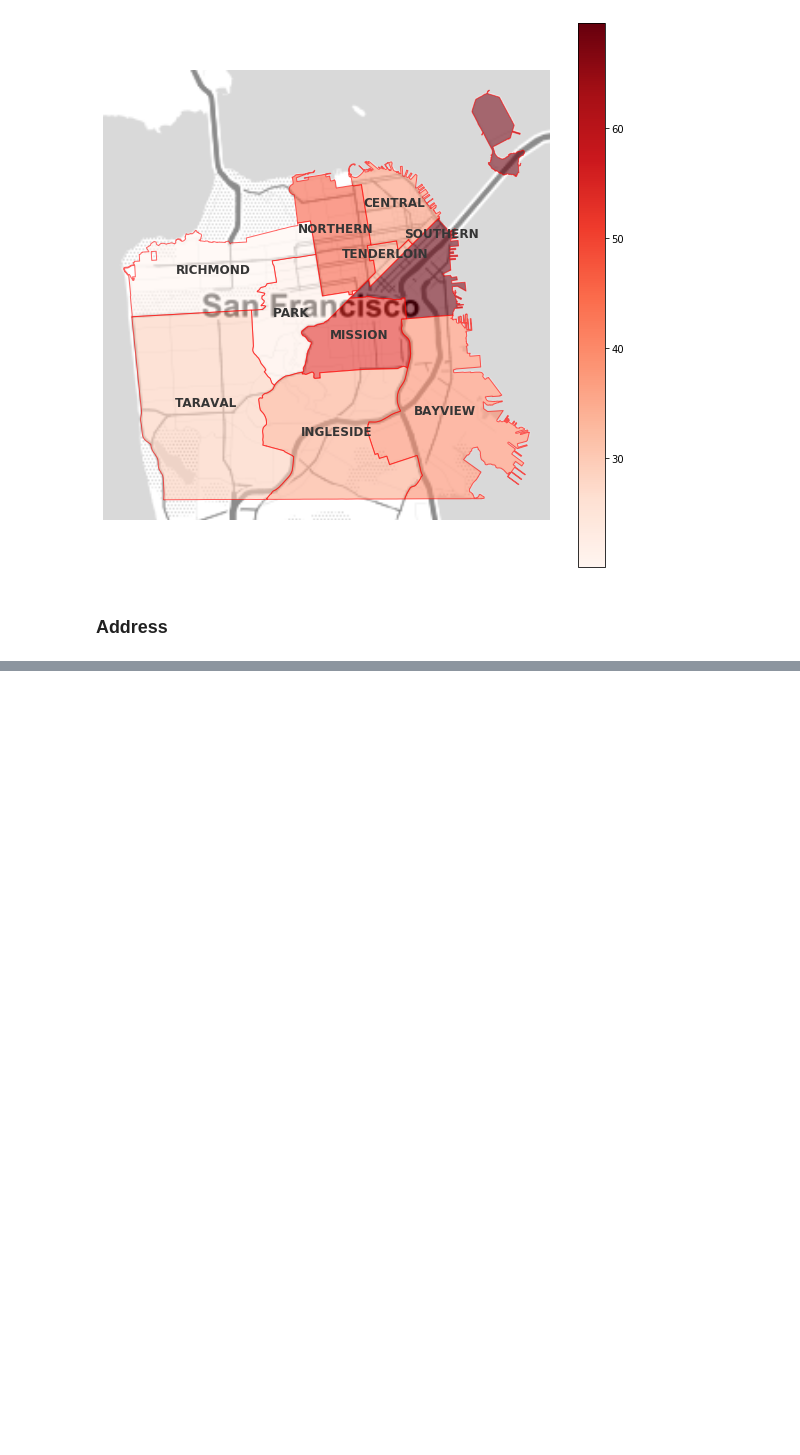
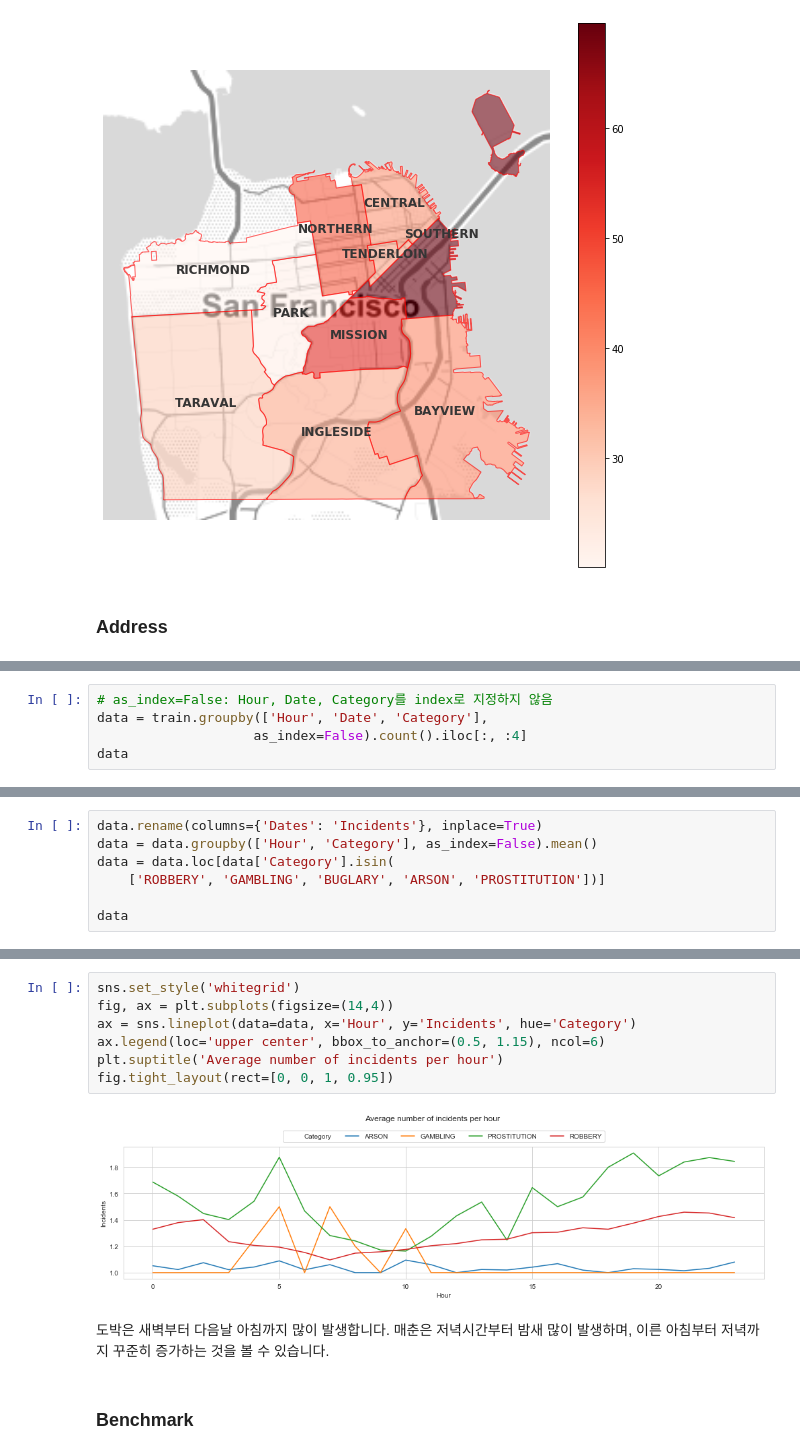
Before and after one commit to BaekKyunShin/Kaggle, a Jupyter notebook: SanFrancisco_Crime_Classification/4. San Francisco Crime Classification from a top ranker.ipynb, the cells around one changed output, grey strips where cells are left out. Saved outputs shown, nothing was run; the diff lists cells and outputs as text; blank space fills up the shorter version.

```diff
--- a/SanFrancisco_Crime_Classification/4. San Francisco Crime Classification from a top ranker.ipynb
+++ b/SanFrancisco_Crime_Classification/4. San Francisco Crime Classification from a top ranker.ipynb
@@ -358,0 +395,5 @@ plt.show()
+# %%
+# as_index=False: Hour, Date, Category를 index로 지정하지 않음
+data = train.groupby(['Hour', 'Date', 'Category'],
+                    as_index=False).count().iloc[:, :4]
+data
@@ -358,0 +414,7 @@ plt.show()
+# %%
+data.rename(columns={'Dates': 'Incidents'}, inplace=True)
+data = data.groupby(['Hour', 'Category'], as_index=False).mean()
+data = data.loc[data['Category'].isin(
+    ['ROBBERY', 'GAMBLING', 'BUGLARY', 'ARSON', 'PROSTITUTION'])]
+
+data
@@ -358,0 +435,13 @@ plt.show()
+# %%
+sns.set_style('whitegrid')
+fig, ax = plt.subplots(figsize=(14,4))
+ax = sns.lineplot(data=data, x='Hour', y='Incidents', hue='Category')
+ax.legend(loc='upper center', bbox_to_anchor=(0.5, 1.15), ncol=6)
+plt.suptitle('Average number of incidents per hour')
+fig.tight_layout(rect=[0, 0, 1, 0.95])
+# %% [output]
+[figure, added]
+# %% [markdown]
+도박은 새벽부터 다음날 아침까지 많이 발생합니다. 매춘은 저녁시간부터 밤새 많이 발생하며, 이른 아침부터 저녁까지 꾸준히 증가하는 것을 볼 수 있습니다.
+# %% [markdown]
+### Benchmark
```
Also changed, not shown: parts of 12 cells of this notebook, 9 other files.
